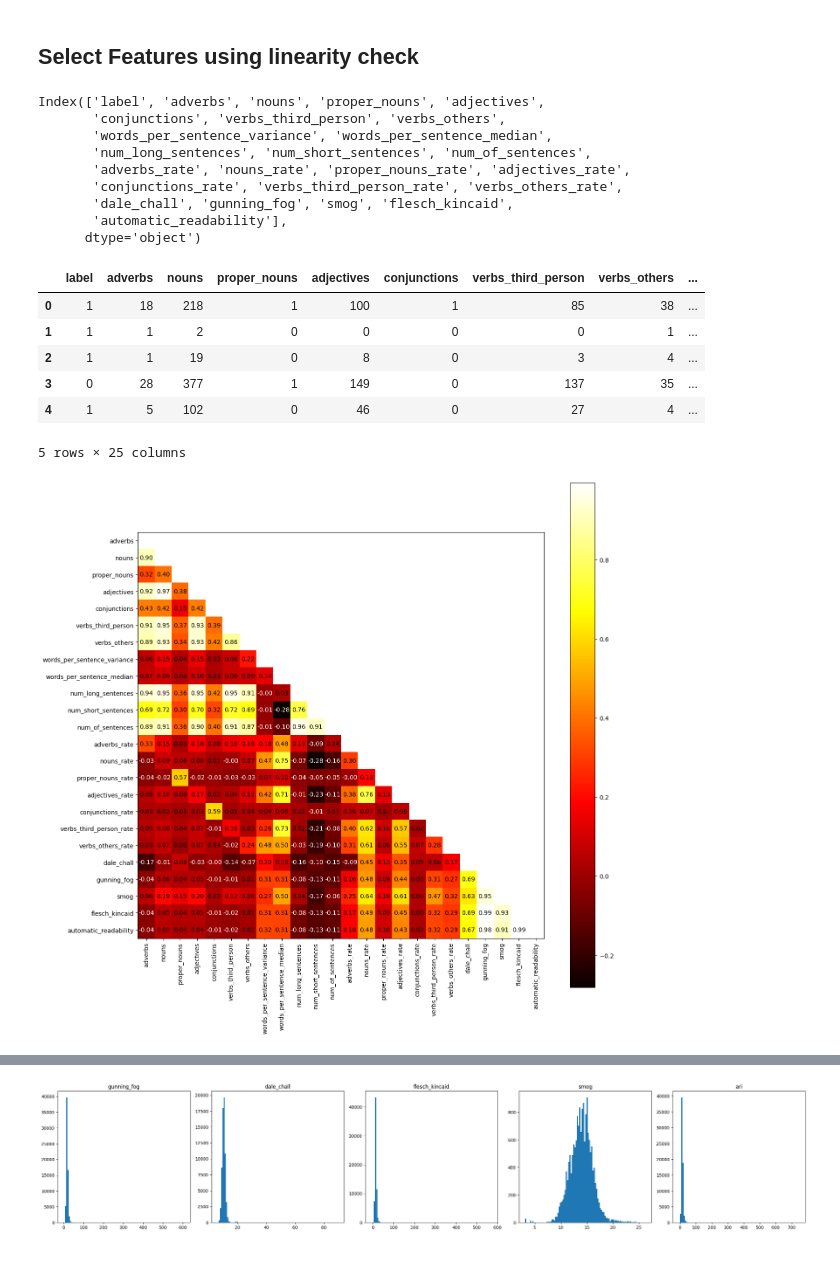
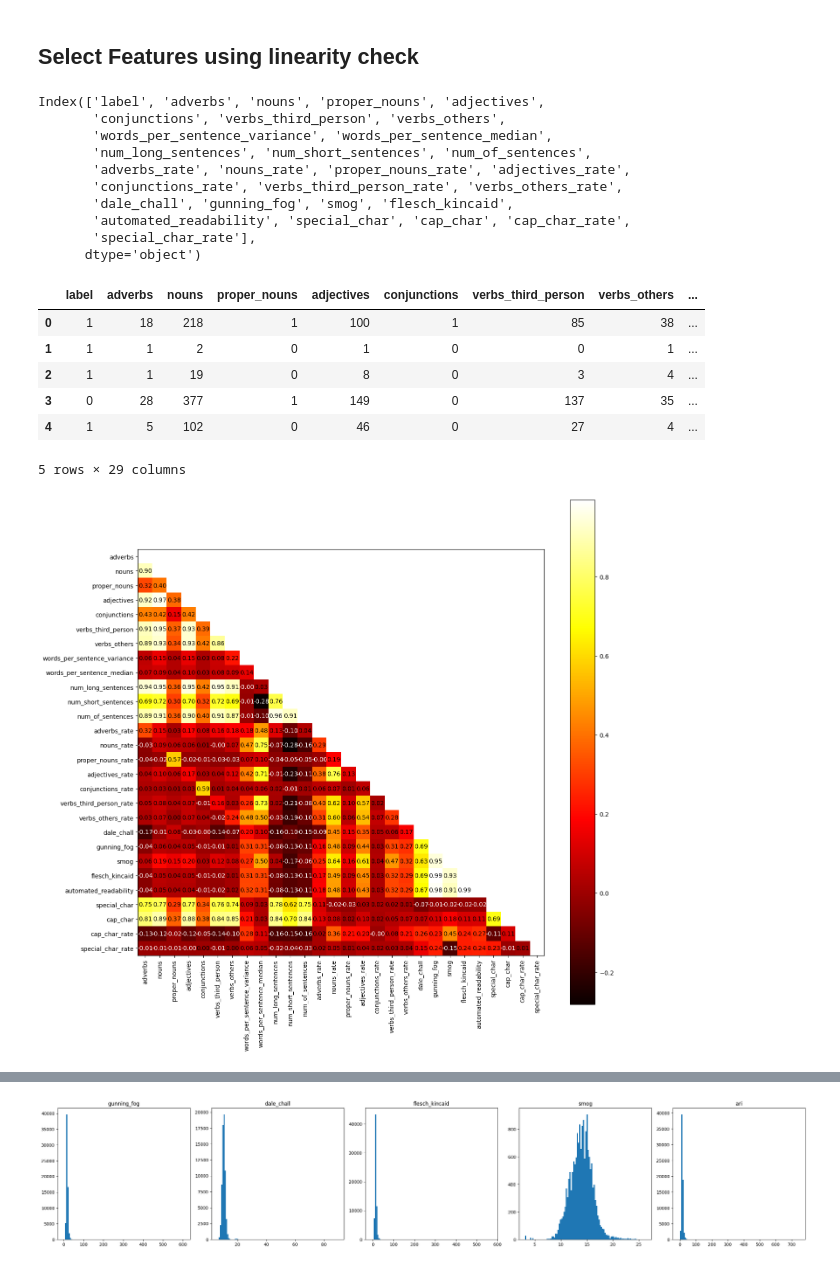
Before and after one commit to johnlim2019/ai-proj, a Jupyter notebook: process_data_content.ipynb, the cells around one changed output, grey strips where cells are left out. Cells and saved outputs as stored; diff of their text form; code cells hidden in the pictures.

```diff
--- a/process_data_content.ipynb
+++ b/process_data_content.ipynb
@@ -543,7 +545,7 @@ df_features["dale_chall"] = dale_chall_ls
 df_features["gunning_fog"] = gunning_fog_ls
 df_features["smog"] = smog_ls
 df_features["flesch_kincaid"] = flesch_kincaid_ls
-df_features["automatic_readability"] = automatic_readability_ls
+df_features["automated_readability"] = automatic_readability_ls
 # %% [output]
 (72134, 20)
 # %%
@@ -563,0 +568,27 @@ Index(['label', 'adverbs', 'nouns', 'proper_nouns', 'adjectives',
+# %%
+# import the content table
+with open("./data/content_features_part_2.pkl","rb") as f:
+    df_features = pickle.load(f)
+
+def process_text(text_iterator):
+    text_processed = []
+    for text in text_iterator:
+        try:
+            # remove non ascii (language english only)
+            t = re.sub(r'[^\x00-\x7F]', ' ', text)
+            # remove multiple spaces
+            t = re.sub(r" +", " ", text)
+            # remove newline
+            t = re.sub(r"\n", " ", t)
+            # clear trailing whitespaces
+            t = t.strip()
+            if len(t) == 0:
+                text_processed.append(None)
+            else:
+                text_processed.append(t)
+        except:
+            text_processed.append(None)
+            continue
+    return text_processed
+
+merged_title_text = process_text(merged_iterator)
@@ -563,0 +599,13 @@ Index(['label', 'adverbs', 'nouns', 'proper_nouns', 'adjectives',
+# %%
+capital_letters_count = []
+special_characters_count = []
+for text in merged_title_text:
+    capital_letters_count.append(len(re.findall(r'[A-Z]', text)))
+    special_characters_count.append(len(re.findall(r'[^A-Za-z0-9]', text)))
+
+print(capital_letters_count)
+print(special_characters_count)
+df_features["special_char"] = special_characters_count
+df_features["cap_char"] = capital_letters_count
+df_features["cap_char_rate"] = np.where(df_features["num_of_sentences"] == 0, 0, df_features["cap_char"] / df_features["num_of_sentences"])
+df_features["special_char_rate"] = np.where(df_features["num_of_sentences"] == 0, 0, df_features["special_char"] / df_features["num_of_sentences"])
@@ -564,7 +631,7 @@ Index(['label', 'adverbs', 'nouns', 'proper_nouns', 'adjectives',
 # %% [markdown]
 ## Select Features using linearity check
 # %%
-with open("./data/content_features_part_2.pkl","rb") as f:
+with open("./data/content_features_part_3.pkl","rb") as f:
     df_features = pickle.load(f)
 print(df_features.columns)
 df_features.head()
@@ -576,42 +643,42 @@ Index(['label', 'adverbs', 'nouns', 'proper_nouns', 'adjectives',
        'adverbs_rate', 'nouns_rate', 'proper_nouns_rate', 'adjectives_rate',
        'conjunctions_rate', 'verbs_third_person_rate', 'verbs_others_rate',
        'dale_chall', 'gunning_fog', 'smog', 'flesch_kincaid',
-       'automatic_readability'],
+       'automated_readability', 'special_char', 'cap_char', 'cap_char_rate',
+       'special_char_rate'],
       dtype='object')
 |  | label | adverbs | nouns | proper_nouns | adjectives | conjunctions | verbs_third_person | verbs_others | ... |
 | 0 | 1 | 18 | 218 | 1 | 100 | 1 | 85 | 38 | ... |
-| 1 | 1 | 1 | 2 | 0 | 0 | 0 | 0 | 1 | ... |
+| 1 | 1 | 1 | 2 | 0 | 1 | 0 | 0 | 1 | ... |
 | 2 | 1 | 1 | 19 | 0 | 8 | 0 | 3 | 4 | ... |
 | 3 | 0 | 28 | 377 | 1 | 149 | 0 | 137 | 35 | ... |
 | 4 | 1 | 5 | 102 | 0 | 46 | 0 | 27 | 4 | ... |
-5 rows × 25 columns
+5 rows × 29 columns
 # %%
 # linearity check
 cols = list(df_features.columns)
 cols.remove("label")
-cols[-1] = "ari"
 df_linearity = pd.DataFrame(index=cols, columns=cols,dtype=float)
 for i, col in enumerate(cols):
     for other in cols[:i]:
         correlation = df_features[col].corr(df_features[other])
         # print(f"Correlation between {col} and {other}:", correlation)
         df_linearity.loc[col,other] = correlation
 
 plt.figure(figsize=(15,15))
 plt.imshow(df_linearity, cmap='hot', interpolation='nearest')
 plt.xticks(ticks=range(len(cols)), labels=cols, rotation=90)
 plt.yticks(ticks=range(len(cols)), labels=cols)
 # Annotate the heatmap with numbers
 for y in range(len(cols)):
     for x in range(len(cols)):
         plt.text(x, y, f'{df_linearity.iloc[y, x]:.2f}',
                  horizontalalignment='center',
                  verticalalignment='center',
                  color='black' if df_linearity.iloc[y, x] > 0 else 'white')
 plt.colorbar()
 plt.show()
 # %% [output]
-[figure, old version]
+[figure, new version]
 # %%
 # selecting columns
 cols_to_drop = {}
```
Also changed, not shown: parts of 13 cells of this notebook.
